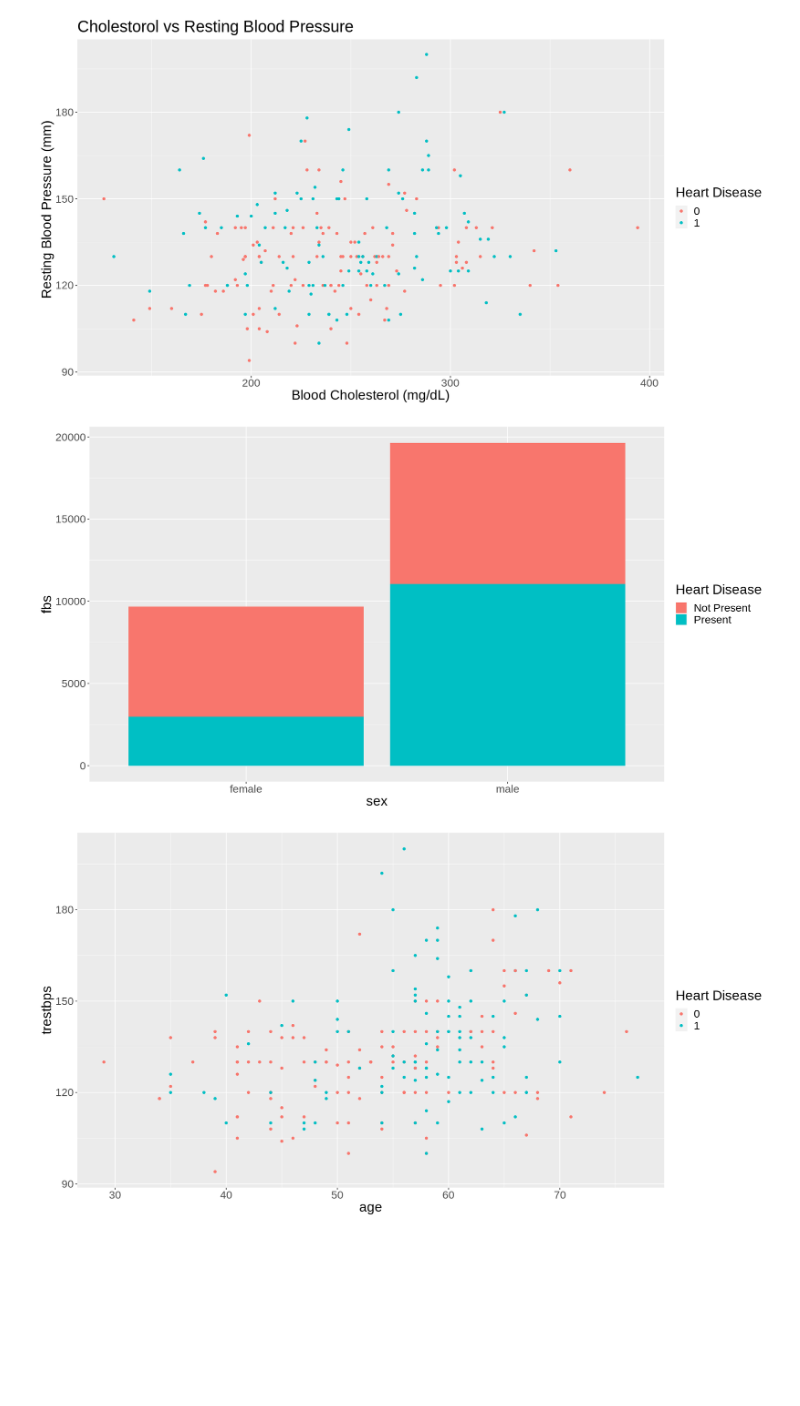
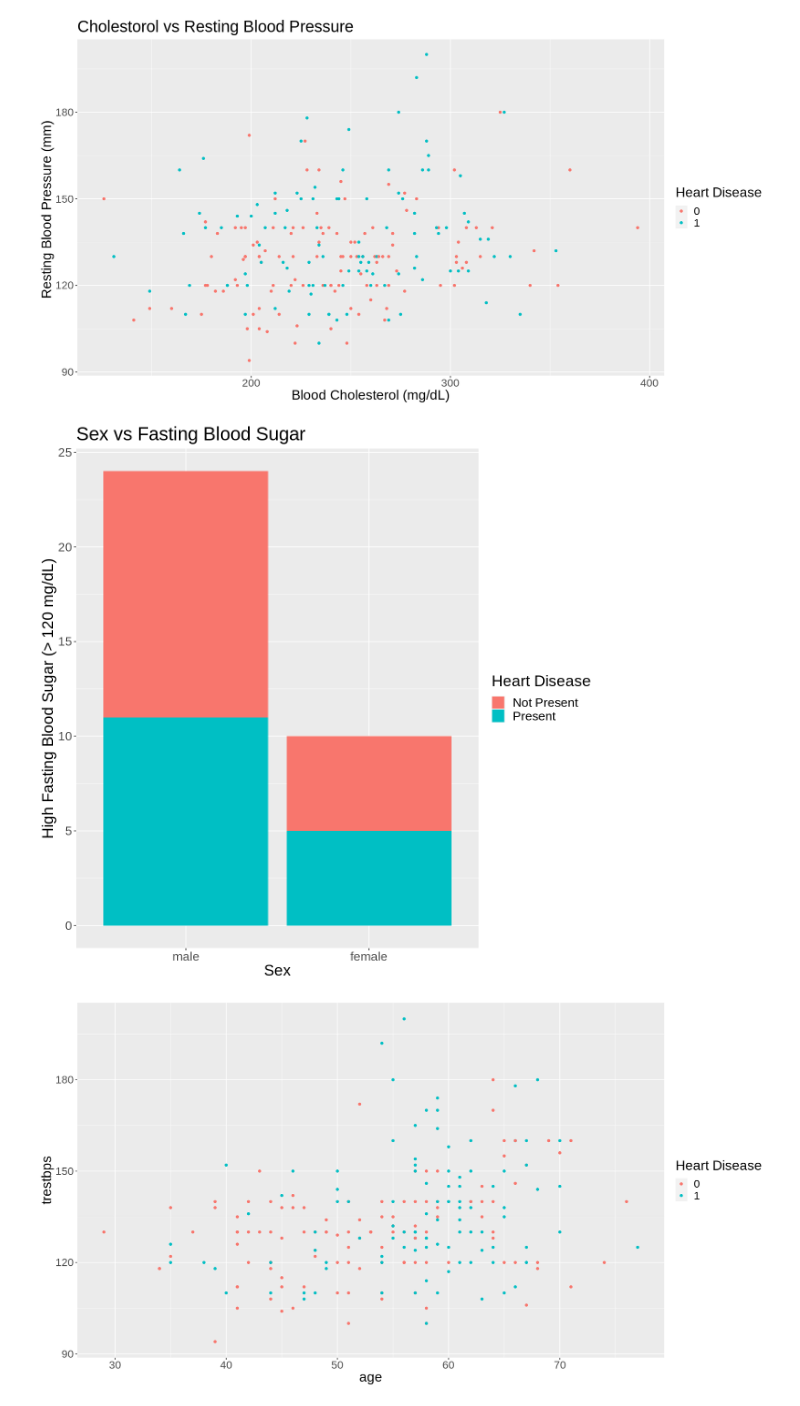
Before and after one commit to Yuvitee/DSCI-100-project, a Jupyter notebook: Heart Disease Proposal.ipynb, the cells around one changed output. Drawn from its saved outputs; the diff is of its cells as text; code cells hidden in the pictures; blank space fills up the shorter version.

Commit message:
changed some writing and chart titles

```diff
--- a/Heart Disease Proposal.ipynb
+++ b/Heart Disease Proposal.ipynb
@@ -280,15 +299,16 @@ trestbps_vs_chol
 # %%
 age_plot  <- heart_train |>
     mutate(sex = ifelse(sex == 1, "male", "female")) |>
     mutate(sex = as_factor(sex)) |>
-    ggplot(aes(x = sex , y = trestbps, fill = num)) +
+    ggplot(aes(x = sex , y = fbs, fill = num)) +
     geom_bar(stat = "identity") +
-    labs(x = "sex", y = "fbs", fill = "Heart Disease") +
+    labs(x = "Sex", y = "High Fasting Blood Sugar (> 120 mg/dL)", fill = "Heart Disease") +
+    ggtitle("Sex vs Fasting Blood Sugar") +
     scale_fill_discrete(name = "Heart Disease", labels = c("Not Present", "Present")) +
     theme(text = element_text(size = 20))
 age_plot
 # %% [output]
-[figure, old version]
+[figure, new version]
 # %%
 trestbps_vs_age <- heart_train |>
     ggplot(aes(x = age , y = trestbps, color = num)) +
```
Also changed, not shown: parts of 13 cells of this notebook.
